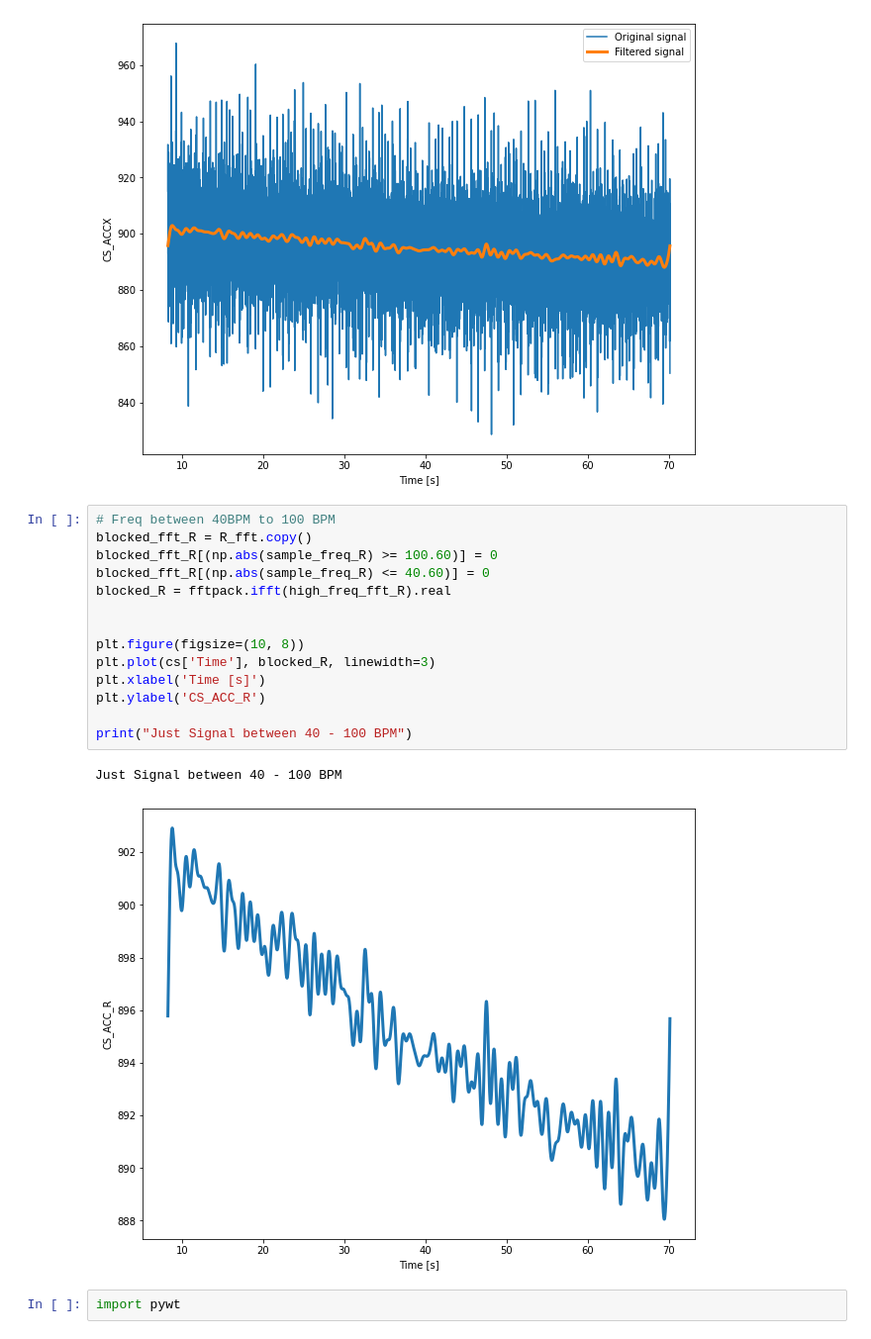
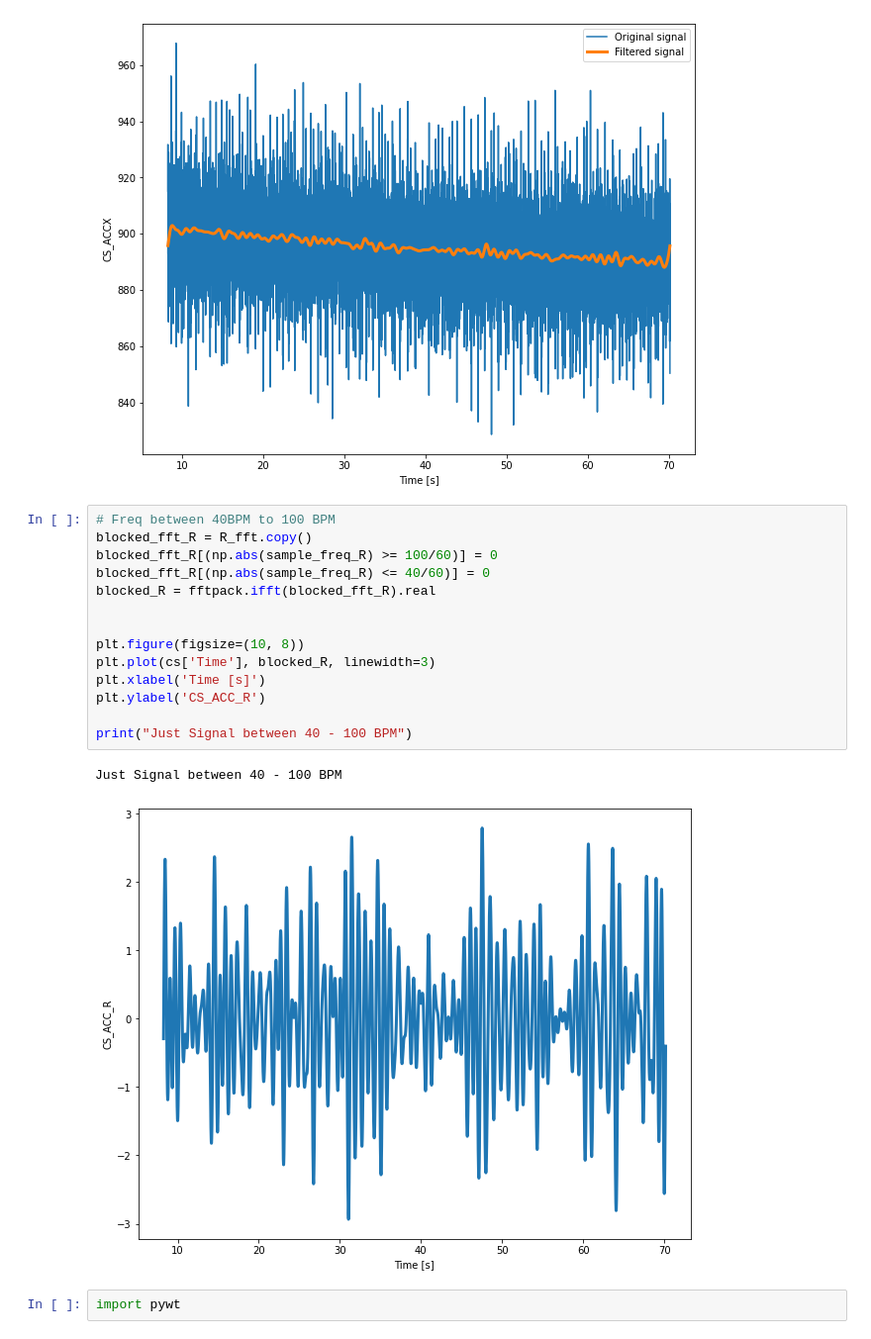
Before and after one commit to ericabrisigotti/heart_rate_estimation_LCP-A, a Jupyter notebook: Project_update 1.ipynb, the cells around one changed output. Shown at 99% size. Saved outputs shown, nothing was run; the diff lists cells and outputs as text.

```diff
--- a/Project_update 1.ipynb
+++ b/Project_update 1.ipynb
@@ -538,20 +538,20 @@ Invert FFT if we cut out freq bigger than our peak freq
 # %%
 # Freq between 40BPM to 100 BPM
 blocked_fft_R = R_fft.copy()
-blocked_fft_R[(np.abs(sample_freq_R) >= 100.60)] = 0
-blocked_fft_R[(np.abs(sample_freq_R) <= 40.60)] = 0
-blocked_R = fftpack.ifft(high_freq_fft_R).real
+blocked_fft_R[(np.abs(sample_freq_R) >= 100/60)] = 0
+blocked_fft_R[(np.abs(sample_freq_R) <= 40/60)] = 0
+blocked_R = fftpack.ifft(blocked_fft_R).real
 
 
 plt.figure(figsize=(10, 8))
 plt.plot(cs['Time'], blocked_R, linewidth=3)
 plt.xlabel('Time [s]')
 plt.ylabel('CS_ACC_R')
 
 print("Just Signal between 40 - 100 BPM")
 # %% [output]
 Just Signal between 40 - 100 BPM
-[figure, old version]
+[figure, new version]
 # %%
 import pywt
 # %%
```
Also changed, not shown: parts of 47 cells of this notebook.
